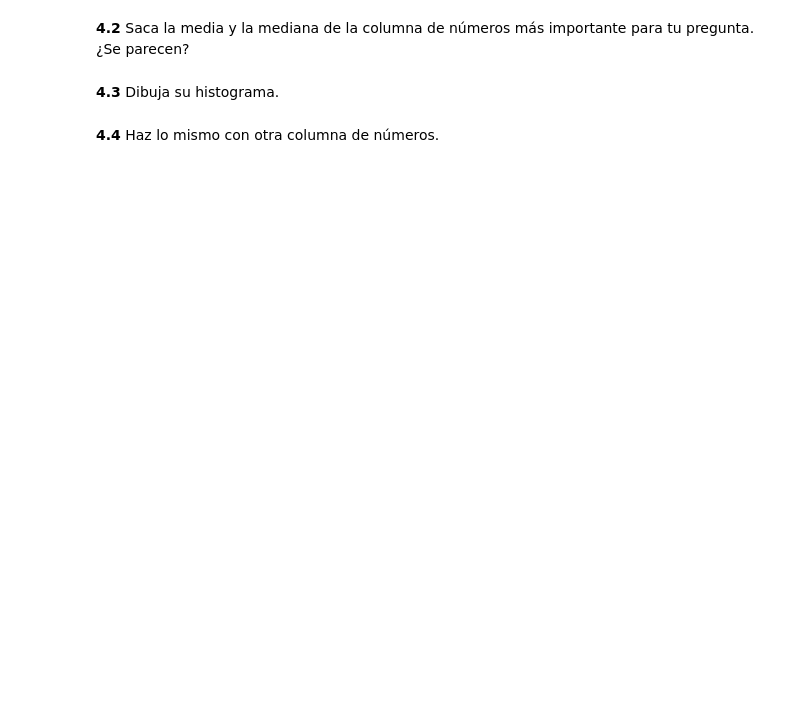
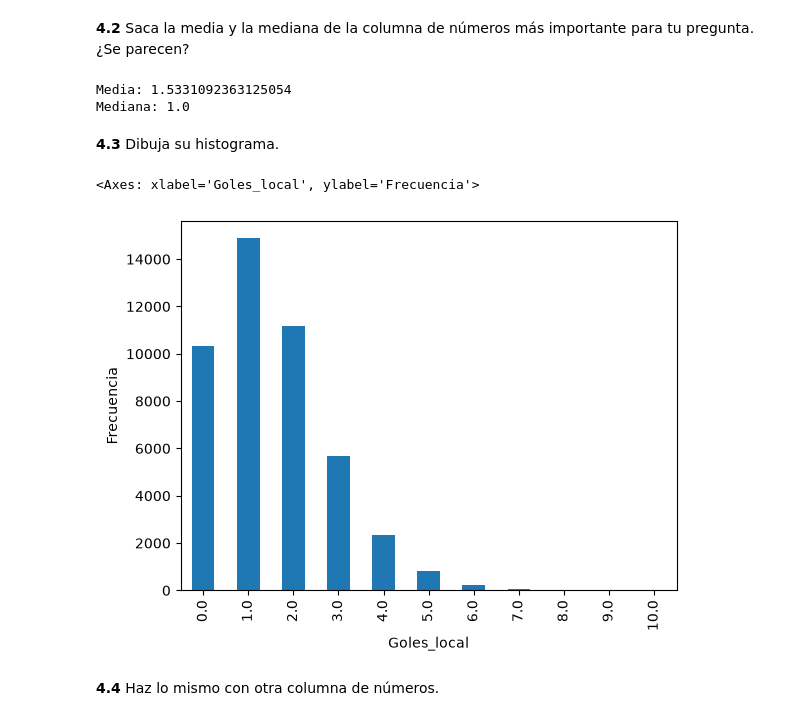
Before and after one commit to jormartinez109/PROYECTO-EDA-FUTBOL, a Jupyter notebook: eda.ipynb, the cells around one changed output. Saved outputs shown, nothing was run; the diff lists cells and outputs as text; code cells hidden in the pictures; blank space fills up the shorter version.

```diff
--- a/eda.ipynb
+++ b/eda.ipynb
@@ -48,2 +95,30 @@ pd.read_csv("/Users/jorgemartinez/Documents/GitHub/PROYECTO EDA FUTBOL/Matches.c
 # %% [markdown]
 **1.5** Si los nombres de las columnas están en inglés o son raros, ponles nombres en español.
+# %%
+
+df.columns = [
+    "Liga",
+    "Fecha",
+    "Equipo_local",
+    "Equipo_visitante",
+    "Elo_local",
+    "Elo_visitante",
+    "Goles_local",
+    "Goles_visitante",
+    "Resultado_final",
+    "Goles_descanso_local",
+    "Goles_descanso_visitante",
+    "Resultado_descanso",
+    "Tiros_local",
+    "Tiros_visitante",
+    "Tiros_a_puerta_local",
+    "Tiros_a_puerta_visitante",
+    "Faltas_local",
+    "Faltas_visitante",
+    "Amarillas_local",
+    "Amarillas_visitante",
+    "Rojas_local",
+    "Rojas_visitante"
+]
+
+df.columns
@@ -60,4 +184,17 @@ Cuenta lo que falta y decide qué haces con cada columna.
 # %% [markdown]
 **2.3** Decide qué haces con cada columna que tenga huecos: quitar la columna, quitar esas filas o rellenarlos. Hazlo.
+# %%
+# Eliminamos las filas que tienen valores ausentes en Elo y goles al descanso
+# Al ser un porcentaje muy pequeño, la pérdida de información será mínima
+df = df.dropna(subset=[
+    "Elo_local",
+    "Elo_visitante",
+    "Goles_descanso_local",
+    "Goles_descanso_visitante",
+    "Resultado_descanso"
+])
+
+# Mantenemos las columnas de estadísticas (tiros, faltas y tarjetas)
+# Dejamos sus valores ausentes como NaN para no inventar información
 # %% [markdown]
 **2.4** Comprueba que ya no quedan huecos, o que los que quedan los dejas a propósito.
@@ -86,6 +321,18 @@ Mira los números con el describe, la media, la mediana y un histograma.
 # %% [markdown]
 **4.2** Saca la media y la mediana de la columna de números más importante para tu pregunta. ¿Se parecen?
+# %%
+# Calculamos la media y la mediana de los goles locales
+print("Media:", df["Goles_local"].mean())
+print("Mediana:", df["Goles_local"].median())
+# %% [output]
+Media: 1.5331092363125054
+Mediana: 1.0
 # %% [markdown]
 **4.3** Dibuja su histograma.
+# %%
+df["Goles_local"].value_counts().sort_index().plot(kind="bar", ylabel="Frecuencia")
+# %% [output]
+<Axes: xlabel='Goles_local', ylabel='Frecuencia'>
+[figure, added]
 # %% [markdown]
 **4.4** Haz lo mismo con otra columna de números.
```
Also changed, not shown: parts of 17 cells of this notebook.
